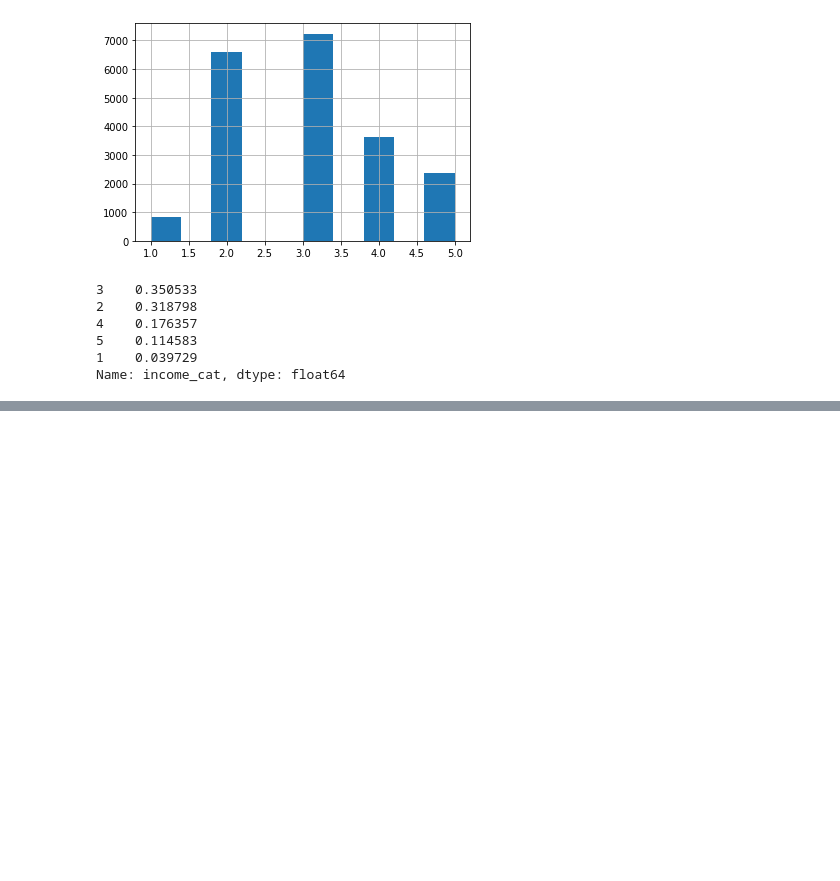
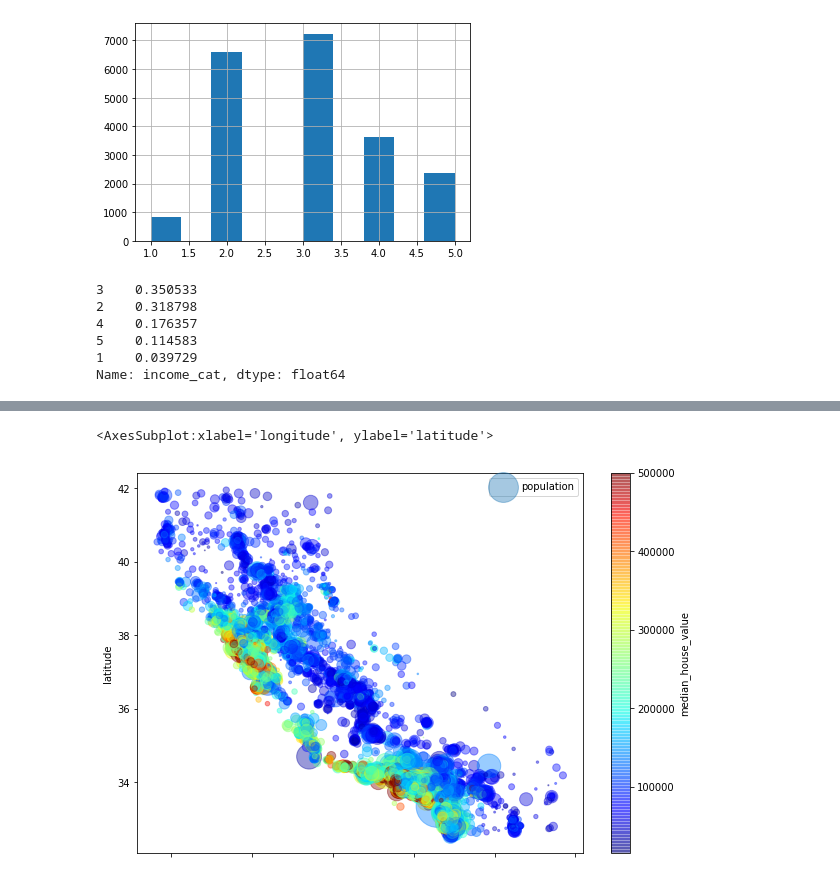
Before and after one commit to yudi43/Everything-ML, a Jupyter notebook: ML Practice Ground/mlproject/Untitled.ipynb, the cells around one changed output, grey strips where cells are left out. Saved outputs shown, nothing was run; the diff lists cells and outputs as text; code cells hidden in the pictures; blank space fills up the shorter version.

```diff
--- a/ML Practice Ground/mlproject/Untitled.ipynb
+++ b/ML Practice Ground/mlproject/Untitled.ipynb
@@ -227,0 +253,10 @@ housing = strat_train_set.copy()
+# %%
+housing.plot(kind = 'scatter', x = 'longitude', y = 'latitude', alpha = 0.4, s = housing['population']/20, label = 'population', figsize = (10,7),
+            c = 'median_house_value', cmap = plt.get_cmap('jet'), colorbar = True)
+
+#Note that the radius of the circle represents the population density of that district and the color represents the price. (Blue is less, red is more)
+
+#The plot shows us that the areas which are near the ocean and have more population are more expensive.
+# %% [output]
+<AxesSubplot:xlabel='longitude', ylabel='latitude'>
+[figure, added]
```
Also changed, not shown: parts of 12 cells of this notebook.
